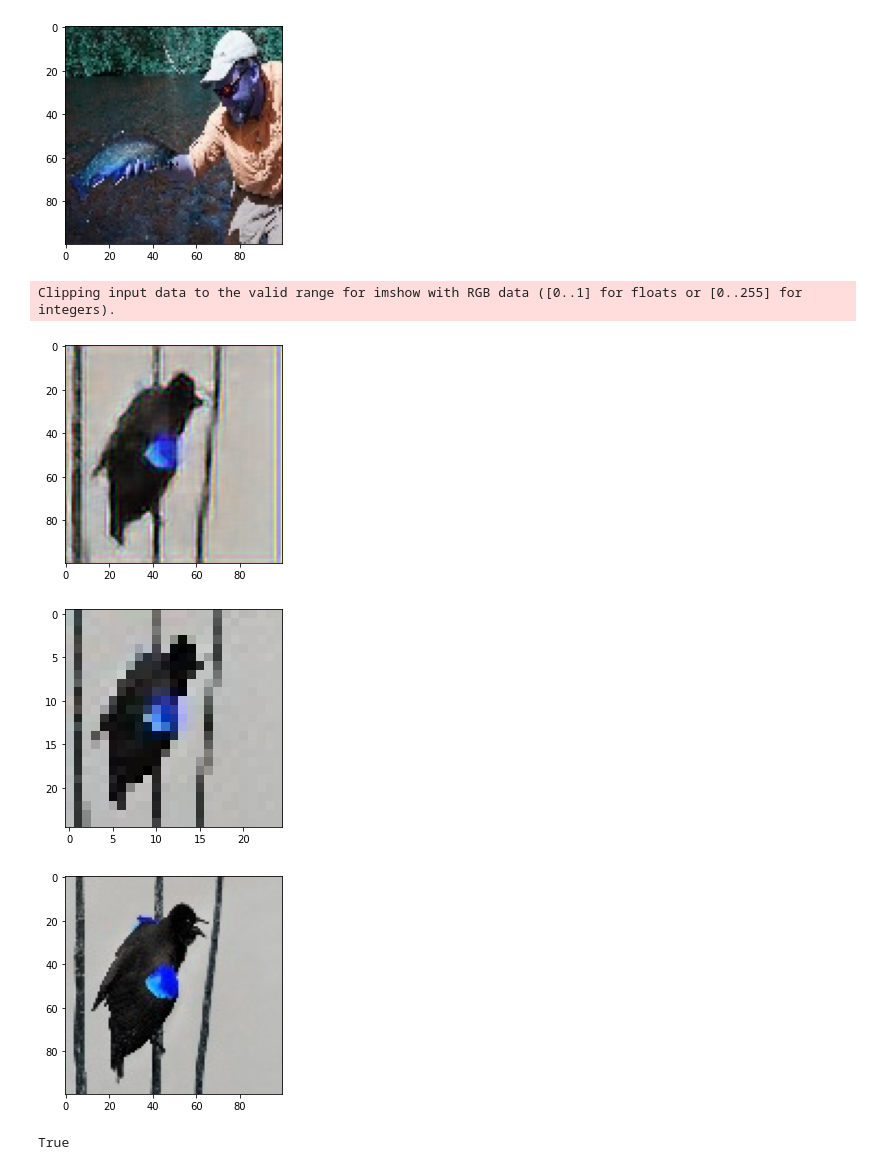
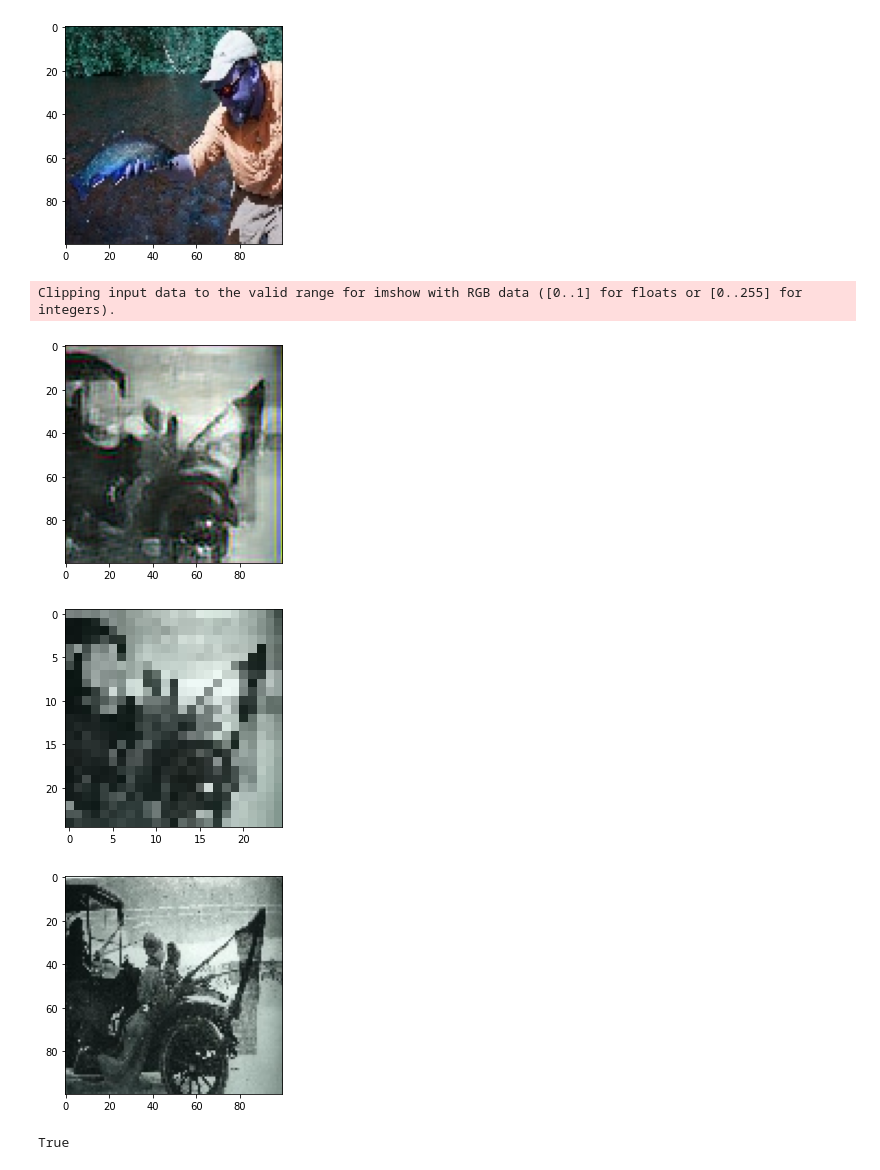
Before and after one commit to manishdhakal/SuperResolution, a Jupyter notebook: retrain.ipynb, the cells around one changed output. Drawn from its saved outputs; the diff is of its cells as text; code cells hidden in the pictures.

```diff
--- a/retrain.ipynb
+++ b/retrain.ipynb
@@ -100,4 +117,4 @@ def create_gen(gen_ip):
 
     op = Conv2D(3, (9,9), padding="same")(layers)
 
-    return Model(inputs=lr_ip, outputs=op)
+    return Model(inputs=gen_ip, outputs=op)
@@ -238,7 +229,7 @@ for it in range(int(train_hr.shape[0] / batch_size)):
 train_lr_batches = np.array(train_lr_batches)
 train_hr_batches = np.array(train_hr_batches)
 # %%
-epoch_start = 300
+epoch_start = 280
 epoch_end = 320
 
 generator.load_weights("drive/My Drive/models/sr/gen/e_"+ str(epoch_start) +".h5")
@@ -308,21 +309,22 @@ Clipping input data to the valid range for imshow with RGB data ([0..1] for floa
 # %%
 test_pred = generator.predict_on_batch(test_lr[:10])
 
-plt.imshow(test_pred[8])
+plt.imshow(test_pred[0])
 plt.show()
-cv2.imwrite("pred.jpg",test_pred[8]*255)
+cv2.imwrite("drive/My Drive/pred.jpg",test_pred[0]*255)
 
 
-plt.imshow(test_lr[8])
+
+plt.imshow(test_lr[0])
 plt.show()
-cv2.imwrite("lr.jpg",test_lr[8]*255)
+cv2.imwrite("drive/My Drive/lr.jpg",test_lr[0]*255)
 
-plt.imshow( test_hr[8])
+plt.imshow( test_hr[0])
 plt.show()
-cv2.imwrite("hr.jpg", test_hr[8]*255)
+cv2.imwrite("drive/My Drive/hr.jpg", test_hr[0]*255)
 # %% [output]
 Clipping input data to the valid range for imshow with RGB data ([0..1] for floats or [0..255] for integers).
-[figure, old version]
+[figure, new version]
-[figure, old version]
+[figure, new version]
-[figure, old version]
+[figure, new version]
 True
```
Also changed, not shown: parts of 11 cells of this notebook, 1 other file.
